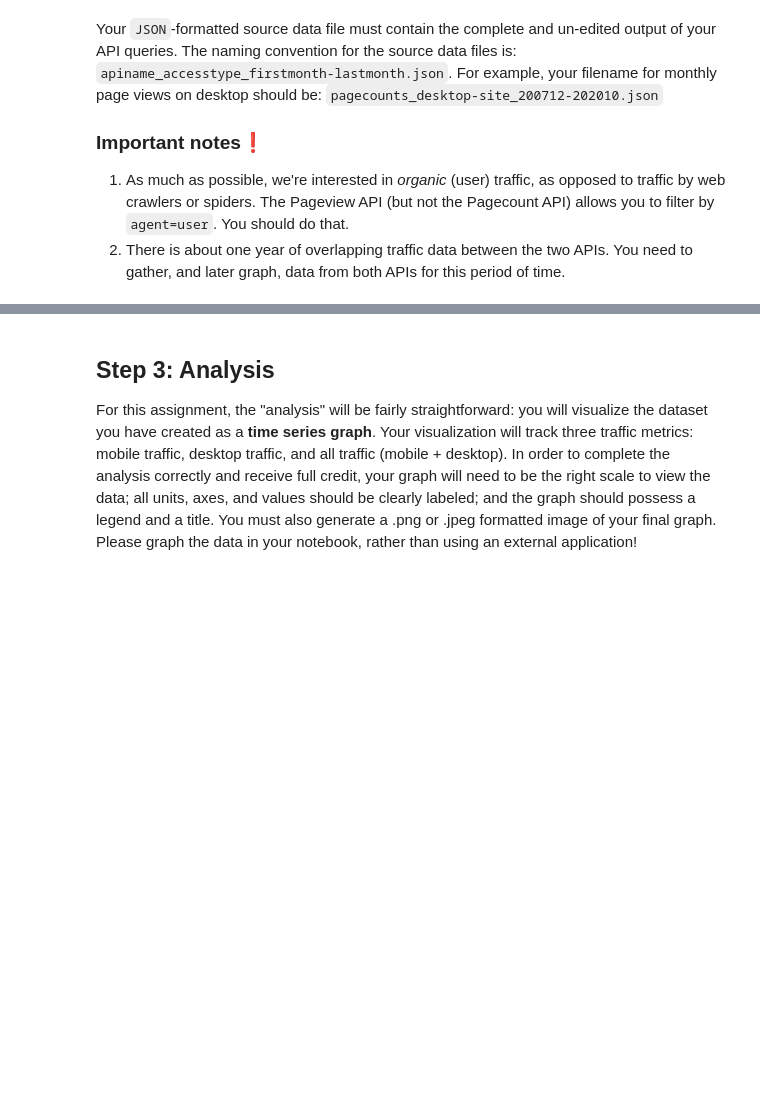
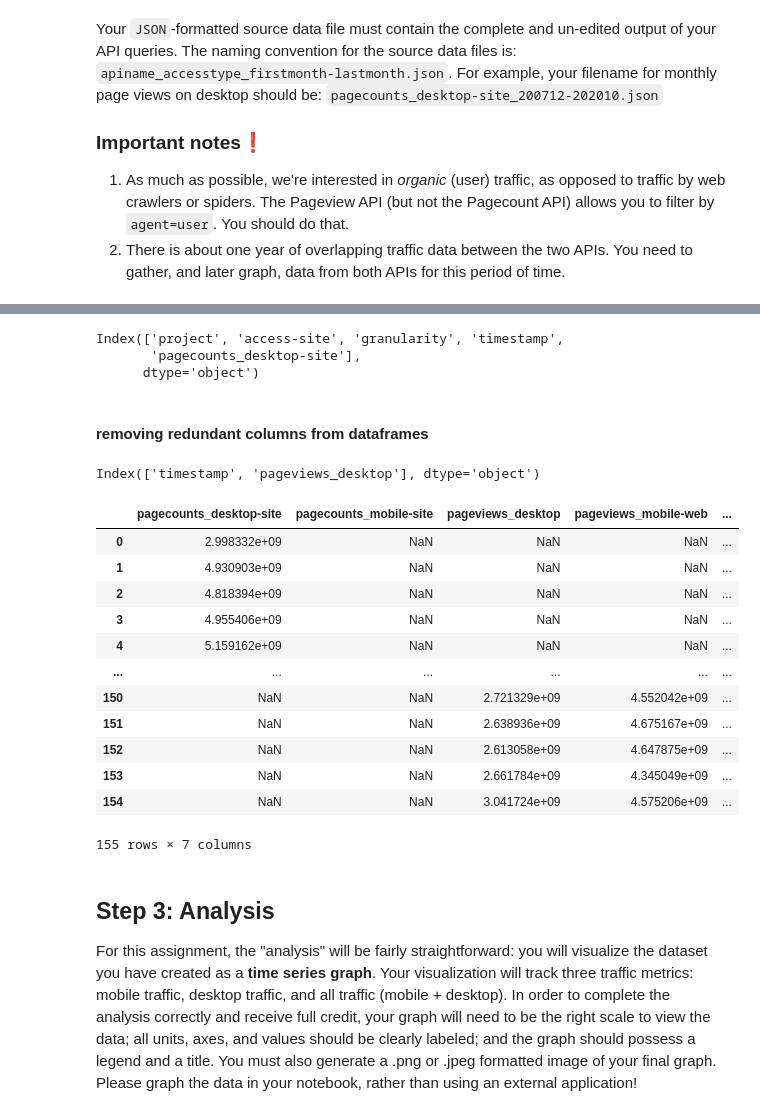
Before and after one commit to FUB-HCC/hcds-winter-2020, a Jupyter notebook: assignments/A2_ReproducibilityWorkflow/albe/A2_ReproducibilityWorkflow.ipynb, the cells around one changed output, grey strips where cells are left out. Saved outputs shown, nothing was run; the diff lists cells and outputs as text; code cells hidden in the pictures; blank space fills up the shorter version.

```diff
--- a/assignments/A2_ReproducibilityWorkflow/albe/A2_ReproducibilityWorkflow.ipynb
+++ b/assignments/A2_ReproducibilityWorkflow/albe/A2_ReproducibilityWorkflow.ipynb
@@ -168,3 +237,47 @@ pageviews_mobile_app = pd.DataFrame.from_dict(pageviews_mobile_app_dict['items']
+# %%
+pagecounts_desktop.columns
+# %% [output]
+Index(['project', 'access-site', 'granularity', 'timestamp',
+       'pagecounts_desktop-site'],
+      dtype='object')
+# %% [markdown]
+#### removing redundant columns from dataframes
+# %%
+pagecounts_desktop = pagecounts_desktop.drop(columns=['project', 'granularity', 'access-site'])
+pagecounts_mobile = pagecounts_mobile.drop(columns=['project', 'granularity', 'access-site'])
+pageviews_desktop = pageviews_desktop.drop(columns=['project', 'granularity','agent', 'access'])
+pageviews_mobile_web = pageviews_mobile_web.drop(columns=['project', 'granularity','agent', 'access'])
+pageviews_mobile_app = pageviews_mobile_app.drop(columns=['project', 'granularity','agent', 'access'])
+# %%
+pageviews_desktop.columns
+# %% [output]
+Index(['timestamp', 'pageviews_desktop'], dtype='object')
+# %%
+merged_data = pd.merge(pagecounts_desktop, pagecounts_mobile, on='timestamp', how='outer')
+merged_data = pd.merge(merged_data, pageviews_desktop, on='timestamp', how='outer')
+merged_data = pd.merge(merged_data, pageviews_mobile_web, on='timestamp', how='outer')
+merged_data = pd.merge(merged_data, pageviews_mobile_app, on='timestamp', how='outer')
+# %%
+merged_data['year'] = merged_data['timestamp'].str[0:4]
+merged_data['month'] = merged_data['timestamp'].str[4:6]
+# %%
+merged_data = merged_data.drop(columns=['timestamp'])
+# %%
+merged_data
+# %% [output]
+|  | pagecounts_desktop-site | pagecounts_mobile-site | pageviews_desktop | pageviews_mobile-web | ... |
+| 0 | 2.998332e+09 | NaN | NaN | NaN | ... |
+| 1 | 4.930903e+09 | NaN | NaN | NaN | ... |
+| 2 | 4.818394e+09 | NaN | NaN | NaN | ... |
+| 3 | 4.955406e+09 | NaN | NaN | NaN | ... |
+| 4 | 5.159162e+09 | NaN | NaN | NaN | ... |
+| ... | ... | ... | ... | ... | ... |
+| 150 | NaN | NaN | 2.721329e+09 | 4.552042e+09 | ... |
+| 151 | NaN | NaN | 2.638936e+09 | 4.675167e+09 | ... |
+| 152 | NaN | NaN | 2.613058e+09 | 4.647875e+09 | ... |
+| 153 | NaN | NaN | 2.661784e+09 | 4.345049e+09 | ... |
+| 154 | NaN | NaN | 3.041724e+09 | 4.575206e+09 | ... |
+155 rows × 7 columns
 # %% [markdown]
 ## Step 3: Analysis
 
```
Also changed, not shown: parts of 10 cells of this notebook.
